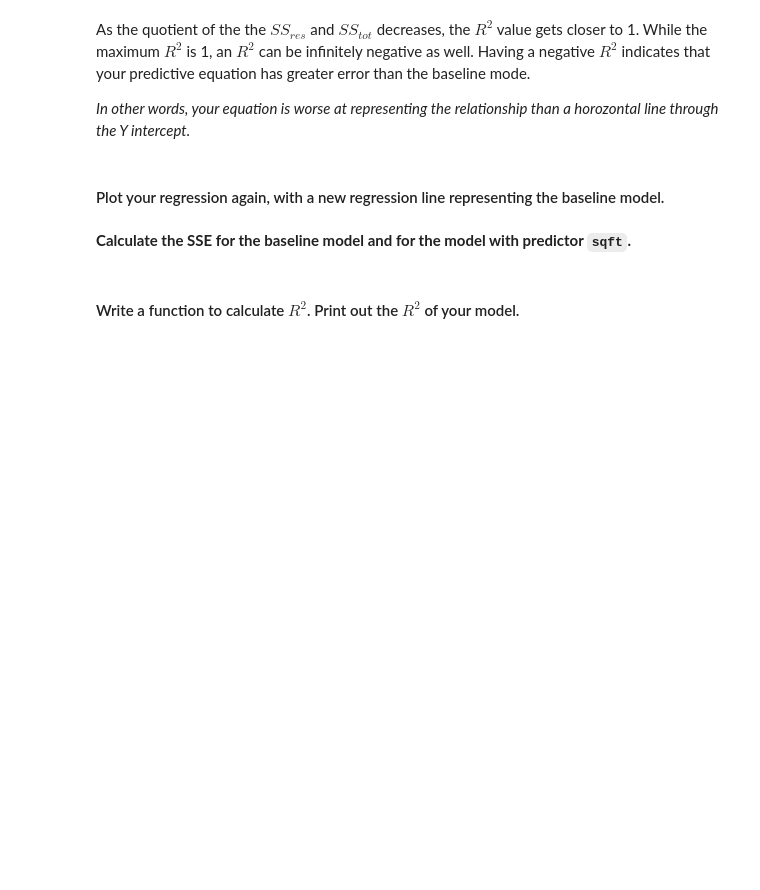
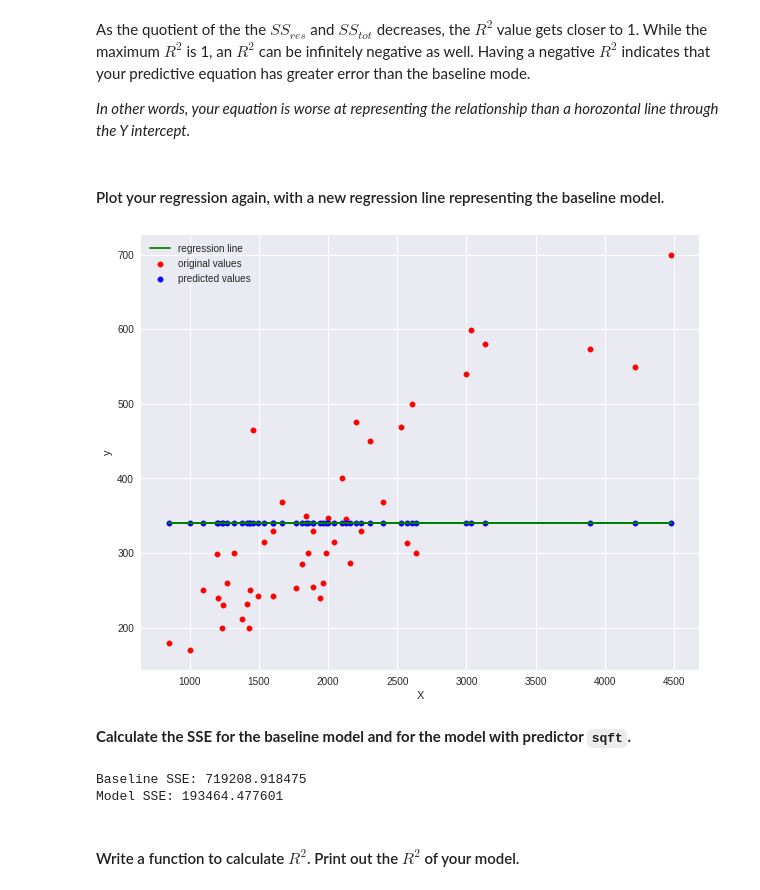
Before and after one commit to Proletariat99/linear-regression-from-scratch, a Jupyter notebook: coding-linear-regression.ipynb, the cells around one changed output. Saved outputs shown, nothing was run; the diff lists cells and outputs as text; code cells hidden in the pictures; blank space fills up the shorter version.

```diff
--- a/coding-linear-regression.ipynb
+++ b/coding-linear-regression.ipynb
@@ -333,9 +333,17 @@ _In other words, your equation is worse at representing the relationship than a
 #### Plot your regression again, with a new regression line representing the baseline model.
 # %%
 # plot regression with baseline model
+baseline_yhat = plot_regression_line(y.mean(), 0, X, y)
+# %% [output]
+[figure, added]
 # %% [markdown]
 **Calculate the SSE for the baseline model and for the model with predictor `sqft`.**
 # %%
 # calculate the SSE for model and baseline model
+print('Baseline SSE:', calc_sse(baseline_yhat,y))
+print('Model SSE:', calc_sse(best_yhat,y))
+# %% [output]
+Baseline SSE: 719208.918475
+Model SSE: 193464.477601
 # %% [markdown]
 #### Write a function to calculate $R^2$. Print out the $R^2$ of your model.
```
Also changed, not shown: parts of 26 cells of this notebook.
